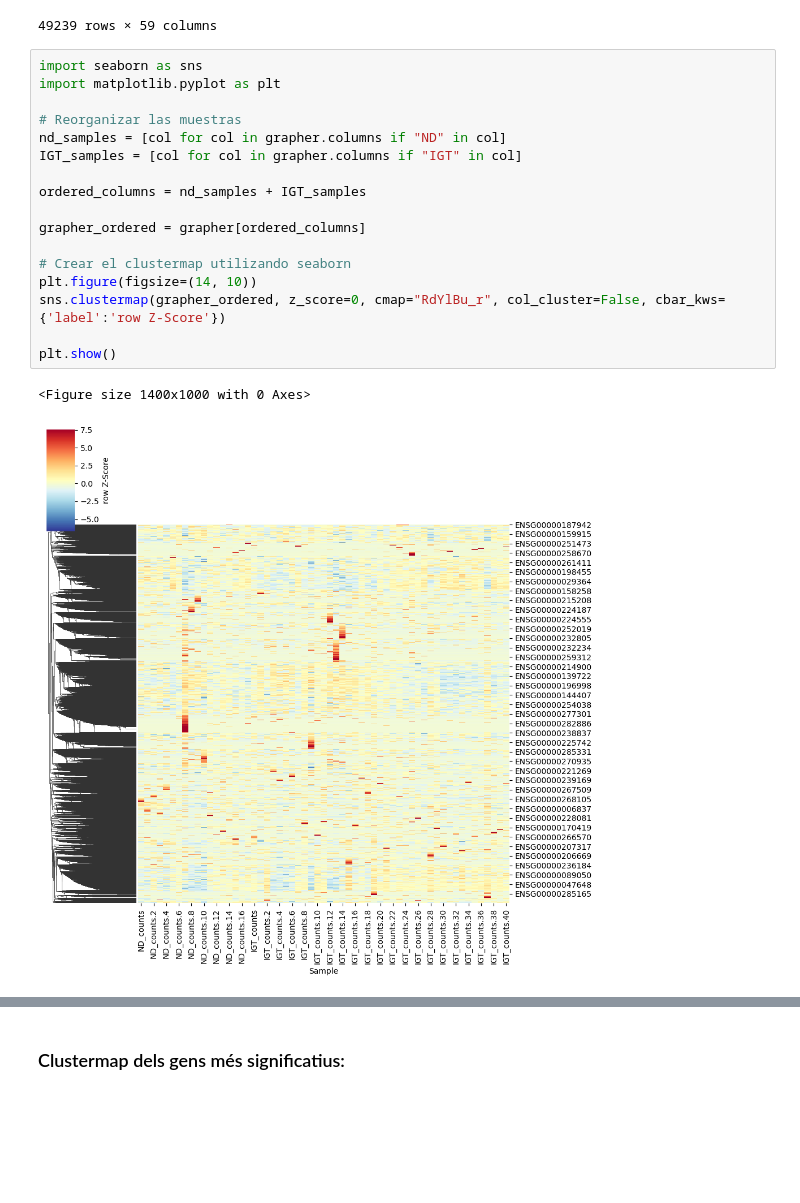
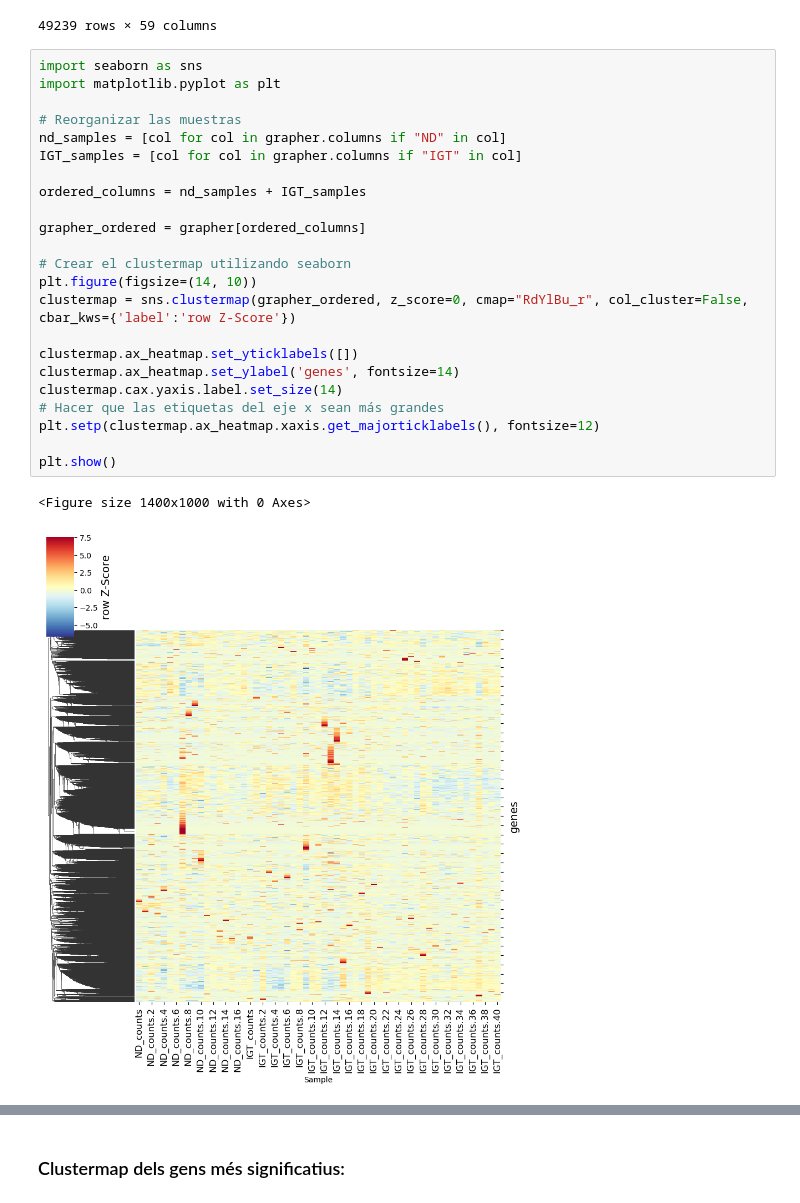
Before and after one commit to NoeGrageraJimenez/TFG, a Jupyter notebook: TFG_Study/Transcriptòmic_study/DEG IGT vs ND.ipynb, the cells around one changed output, grey strips where cells are left out. Saved outputs shown, nothing was run; the diff lists cells and outputs as text; blank space fills up the shorter version.

```diff
--- a/TFG_Study/Transcriptòmic_study/DEG IGT vs ND.ipynb
+++ b/TFG_Study/Transcriptòmic_study/DEG IGT vs ND.ipynb
@@ -523,20 +530,26 @@ grapher
 # %%
 import seaborn as sns
 import matplotlib.pyplot as plt
 
 # Reorganizar las muestras
 nd_samples = [col for col in grapher.columns if "ND" in col]
 IGT_samples = [col for col in grapher.columns if "IGT" in col]
 
 ordered_columns = nd_samples + IGT_samples
 
 grapher_ordered = grapher[ordered_columns]
 
 # Crear el clustermap utilizando seaborn
 plt.figure(figsize=(14, 10))
-sns.clustermap(grapher_ordered, z_score=0, cmap="RdYlBu_r", col_cluster=False, cbar_kws={'label':'row Z-Score'})
+clustermap = sns.clustermap(grapher_ordered, z_score=0, cmap="RdYlBu_r", col_cluster=False, cbar_kws={'label':'row Z-Score'})
+
+clustermap.ax_heatmap.set_yticklabels([])
+clustermap.ax_heatmap.set_ylabel('genes', fontsize=14)
+clustermap.cax.yaxis.label.set_size(14)
+# Hacer que las etiquetas del eje x sean más grandes
+plt.setp(clustermap.ax_heatmap.xaxis.get_majorticklabels(), fontsize=12)
 
 plt.show()
 # %% [output]
 <Figure size 1400x1000 with 0 Axes>
-[figure, old version]
+[figure, new version]
```
Also changed, not shown: parts of 9 cells of this notebook, 5 other files.
